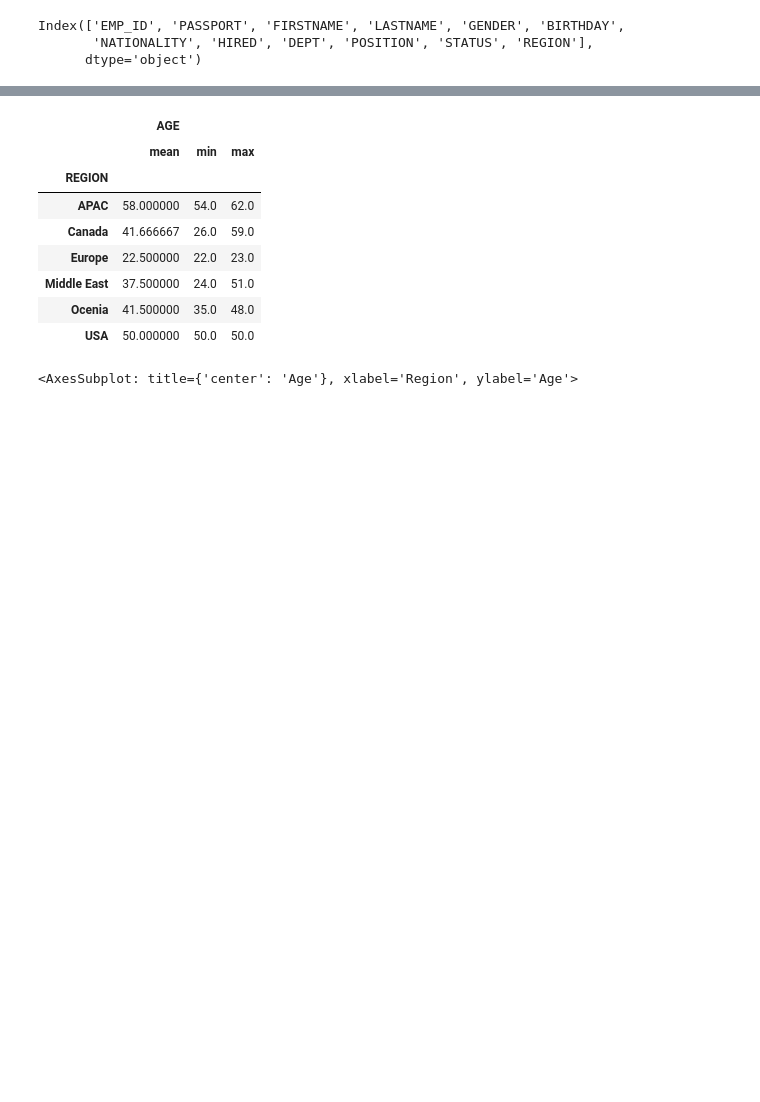
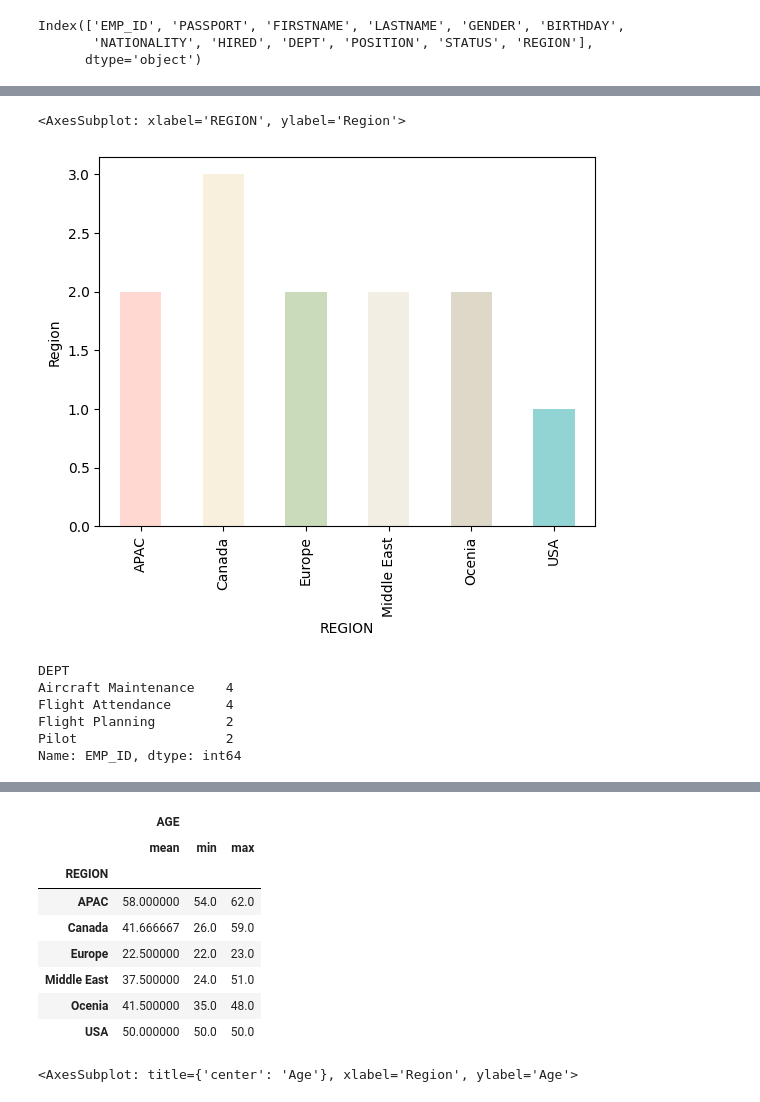
Before and after one commit to devmountaintechfest/hackathon-season2, a Jupyter notebook: src/visualize.ipynb, the cells around one changed output, grey strips where cells are left out. Cells and saved outputs as stored; diff of their text form; code cells hidden in the pictures; blank space fills up the shorter version.

```diff
--- a/src/visualize.ipynb
+++ b/src/visualize.ipynb
@@ -39,0 +90,14 @@ dev_club_dataframe.groupby(["NATIONALITY"])["EMP_ID"].count().plot.bar(ylabel='P
+# %%
+dev_club_dataframe.groupby(["REGION"])["EMP_ID"].count().plot.bar(ylabel='Region',color = ['#FFD9D1','#F8EFDD','#CADBBB','#F3EEE3','#DED8C8','#91D4D3'])
+# %% [output]
+<AxesSubplot: xlabel='REGION', ylabel='Region'>
+[figure, added]
+# %%
+dev_club_dataframe.groupby(["DEPT"])["EMP_ID"].count()
+# %% [output]
+DEPT
+Aircraft Maintenance    4
+Flight Attendance       4
+Flight Planning         2
+Pilot                   2
+Name: EMP_ID, dtype: int64
```
Also changed, not shown: parts of 7 cells of this notebook, 2 other files.
